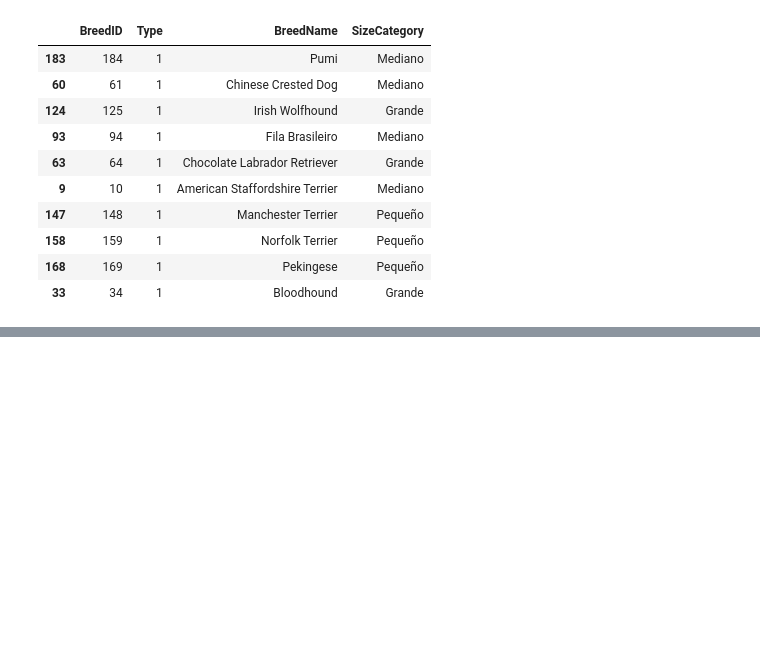
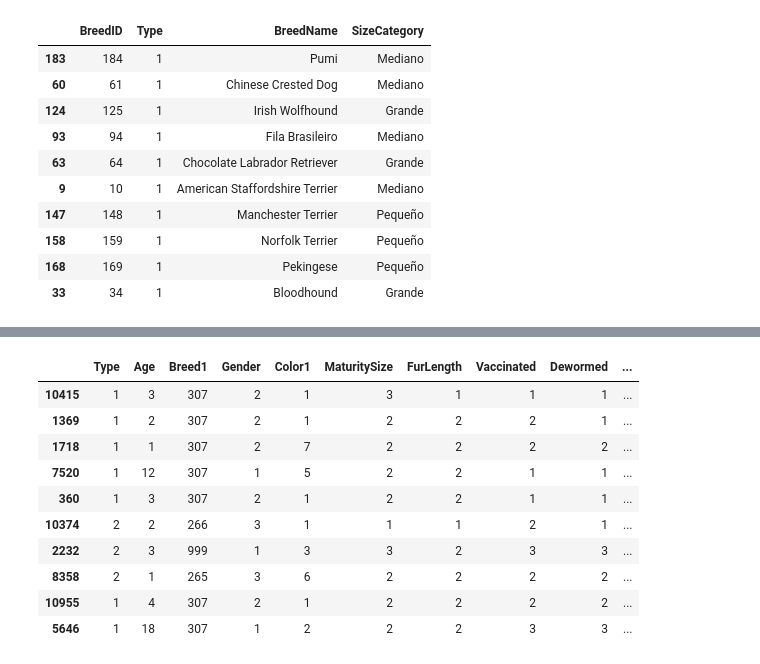
Before and after one commit to gwfbrave297-hash/TrabajoLab-Imp2-Petfinder, a Jupyter notebook: Prueba_LightGBM1.1.ipynb, the cells around one changed output, grey strips where cells are left out. Saved outputs shown, nothing was run; the diff lists cells and outputs as text; code cells hidden in the pictures; blank space fills up the shorter version.

```diff
--- a/Prueba_LightGBM1.1.ipynb
+++ b/Prueba_LightGBM1.1.ipynb
@@ -128,0 +277,82 @@ Muestra de cómo quedaron las categorías:
+# %%
+# 2. TRANSFORMACIÓN DE 'NAME' (De categoría a binaria)
+# Un nombre específico no ayuda, pero tener nombre o no, ¡sí!
+def transform_name(df):
+    # Creamos 'Has_Name': 1 si tiene nombre (no es nulo o 'None'), 0 si no
+    df['Has_Name'] = df['Name'].apply(lambda x: 0 if pd.isna(x) or str(x).lower() == 'none' or str(x) == '' else 1)
+    return df.drop(columns=['Name'])
+
+X_train = transform_name(X_train)
+X_test = transform_name(X_test)
+
+# 3. POTENCIAR LO QUE FUNCIONA (Nuevas interacciones estrella)
+# Edad x Salud y Edad x Raza (ya que Breed1 y Age eran tus mejores variables)
+for df in [X_train, X_test]:
+    # 1. Edad x Salud (La que ya tenías)
+    df['Age_x_Salud'] = df['Age'] * df['Salud_Completa']
+
+    # 2. Edad x Raza (Interacción de importancia)
+    # Como Breed1 es categórica, la interacción más común es agrupar por Raza
+    # y ver la edad promedio, pero para el modelo basta con asegurar que
+    # ambas se procesen juntas. Una forma "numérica" es el ratio:
+    df['Age_per_Breed'] = df['Age'] / (df['Breed1'] + 1) # Evitamos división por cero
+
+    # 3. Tamaño x Pelaje (Size x FurLength)
+    # Los perros pequeños de pelo largo suelen ser muy populares.
+    # Esta interacción ayuda a identificar "tipos" de mascotas visualmente.
+    df['Size_x_Fur'] = df['MaturitySize'] * df['FurLength']
+
+    # 4. Belleza / Apariencia (Color x Pelaje)
+    # Algunos colores resaltan más según el largo del pelo.
+    df['Color_x_Fur'] = df['Color1'] * df['FurLength']
+
+
+# 4. SIMPLIFICACIÓN DE COLORES Y RAZAS
+def simplify_features(df):
+    # Colores: Crear 'Num_Colors' y limpiar
+    if 'Color1' in df.columns and 'Color2' in df.columns:
+        df['Num_Colors'] = (df[['Color1', 'Color2', 'Color3']] > 0).sum(axis=1)
+        df.drop(columns=['Color2', 'Color3'], errors='ignore', inplace=True)
+
+    # Razas: Crear 'Is_Mixed' (Breed2 != 0 o Breed1 == 307)
+    if 'Breed1' in df.columns and 'Breed2' in df.columns:
+        df['Is_Mixed'] = ((df['Breed2'] != 0) | (df['Breed1'] == 307)).astype(int)
+        df.drop(columns=['Breed2'], errors='ignore', inplace=True)
+
+    return df
+
+X_train = simplify_features(X_train)
+X_test = simplify_features(X_test)
+
+# 5. REDUCCIÓN DE DIMENSIONALIDAD (Categoría 'Otros')
+def handle_high_cardinality(train_df, test_df, columns, threshold=0.02): # Aqui se ajusta el umbral para mantener más o menos categorías
+    for col in columns:
+        if col in train_df.columns:
+            # 1. Calculamos la frecuencia relativa de cada categoría en el Train
+            counts = train_df[col].value_counts(normalize=True)
+
+            # 2. Identificamos las que superan el umbral
+            frequent_cats = counts[counts >= threshold].index
+
+            # 3. Mapeo: Lo que no es frecuente se convierte en 999 (Otros)
+            # Usamos una función para asegurar que el Test siga la lógica del Train
+            train_df[col] = train_df[col].apply(lambda x: x if x in frequent_cats else 999)
+            test_df[col] = test_df[col].apply(lambda x: x if x in frequent_cats else 999)
+
+            print(f"Variable '{col}': {len(frequent_cats)} categorías principales mantenidas. Resto agrupado en 999.")
+        else:
+            print(f"Advertencia: No se encontró la columna '{col}'")
+
+    return train_df, test_df
+
+# Aplicamos solo a Breed1 y State
+X_train, X_test = handle_high_cardinality(X_train, X_test, ['Breed1', 'State'])
+
+######################################################################################################
+
+
+
+print(f"Nuevo tamaño del dataset: {X_train.shape}")
+display(X_train.sample(10, random_state=42))
+display(X_test.sample(10, random_state=42))
+# %% [output]
@@ -128,0 +362,11 @@ Muestra de cómo quedaron las categorías:
+|  | Type | Age | Breed1 | Gender | Color1 | MaturitySize | FurLength | Vaccinated | Dewormed | ... |
+| 10415 | 1 | 3 | 307 | 2 | 1 | 3 | 1 | 1 | 1 | ... |
+| 1369 | 1 | 2 | 307 | 2 | 1 | 2 | 2 | 2 | 1 | ... |
+| 1718 | 1 | 1 | 307 | 2 | 7 | 2 | 2 | 2 | 2 | ... |
+| 7520 | 1 | 12 | 307 | 1 | 5 | 2 | 2 | 1 | 1 | ... |
+| 360 | 1 | 3 | 307 | 2 | 1 | 2 | 2 | 1 | 1 | ... |
+| 10374 | 2 | 2 | 266 | 3 | 1 | 1 | 1 | 2 | 1 | ... |
+| 2232 | 2 | 3 | 999 | 1 | 3 | 3 | 2 | 3 | 3 | ... |
+| 8358 | 2 | 1 | 265 | 3 | 6 | 2 | 2 | 2 | 2 | ... |
+| 10955 | 1 | 4 | 307 | 2 | 1 | 2 | 2 | 2 | 2 | ... |
+| 5646 | 1 | 18 | 307 | 1 | 2 | 2 | 2 | 3 | 3 | ... |
```
Also changed, not shown: parts of 18 cells of this notebook.
